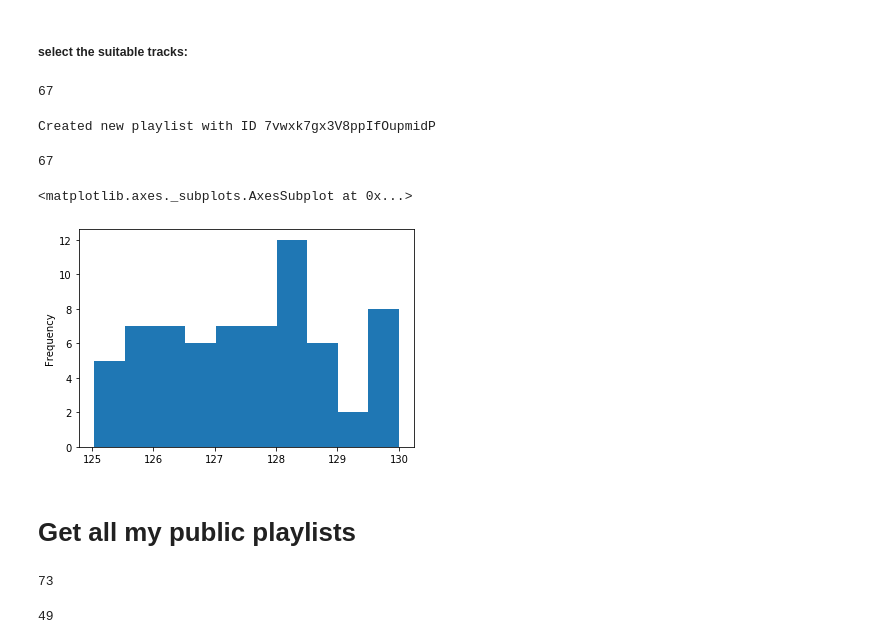
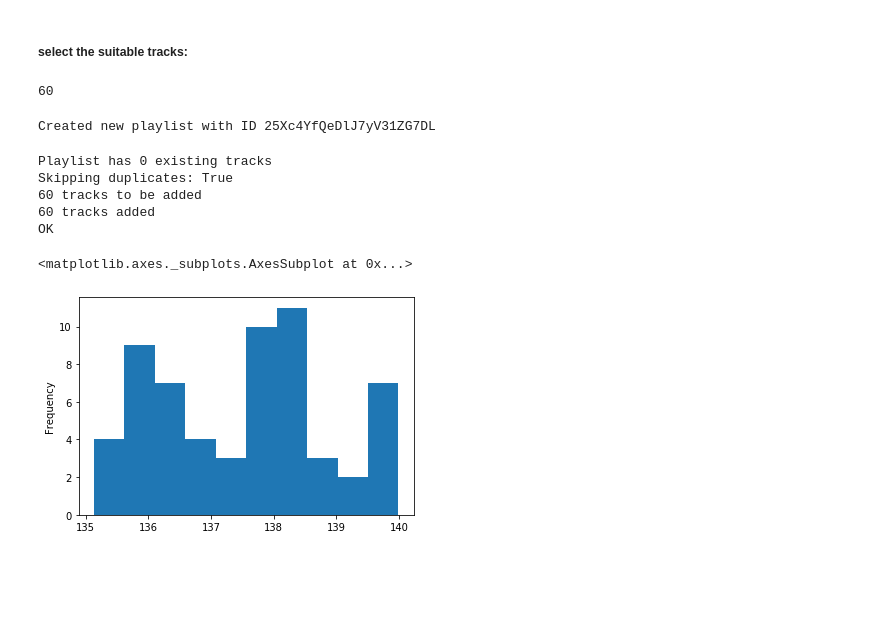
Before and after one commit to mbirgi/spotify-tools, a Jupyter notebook: BPM Playlist Combiner.ipynb, the cells around one changed output. Drawn from its saved outputs; the diff is of its cells as text; code cells hidden in the pictures; blank space fills up the shorter version.

```diff
--- a/BPM Playlist Combiner.ipynb
+++ b/BPM Playlist Combiner.ipynb
@@ -229,0 +295,4 @@ df_tracks = pd.DataFrame(tracks)
+# %%
+audio_features.pop(2355)  # for some reason, this element is invalid
+# %%
+df_audio_features = pd.DataFrame(audio_features).drop(columns=['type', 'uri', 'track_href', 'analysis_url'])
@@ -230,20 +315,20 @@ df_tracks = pd.DataFrame(tracks)
 # %% [markdown]
 ##### select the suitable tracks:
 # %%
-tempo_min, tempo_max = 125, 130
-track_ids = list(df_tracks[
-    (df_tracks['tempo'] >= tempo_min) &
-    (df_tracks['tempo'] <= tempo_max) &
-    (df_tracks['danceability'] >= 0.8) &
-    (df_tracks['liveness'] <= 0.4) &
-    (df_tracks['speechiness'] <= 0.33)
+tempo_min, tempo_max = 135, 140
+track_ids = set(df_audio_features[
+    (df_audio_features['tempo'] >= tempo_min) &
+    (df_audio_features['tempo'] <= tempo_max) &
+    (df_audio_features['danceability'] >= 0.8) &
+    (df_audio_features['liveness'] <= 0.4) &
+    (df_audio_features['speechiness'] <= 0.33)
 ]['id'])
 len(track_ids)
 # %% [output]
-67
+60
 # %%
 playlist_id, is_new = spotify.get_playlist_by_name(sp,
-        f"Run Test BPM {tempo_min} - {tempo_max}",
+        f"Run Test BPM {tempo_min} - {tempo_max} All Tracks",
         create_if_none=True)
 if playlist_id and is_new:
     print(f"Created new playlist with ID {playlist_id}")
@@ -252,57 +337,25 @@ elif playlist_id:
 else:
     print("Something went wrong :-(")
 # %% [output]
-Created new playlist with ID 7vwxk7gx3V8ppIfOupmidP
+Created new playlist with ID 25Xc4YfQeDlJ7yV31ZG7DL
-# %%
-# get existing tracks:
-results = sp.playlist_tracks(playlist_id)     # TODO: get only IDs ('fields' filter)
-existing_tracks = results['items']
-while results['next']:
-    results = sp.next(results)
-    existing_tracks.extend(results['items'])
-existing_track_ids = [item['track']['id'] for item in existing_tracks]
-# print(f"Existing tracks: {existing_track_ids}")
-skip_duplicates = True
-if skip_duplicates:
-    new_track_ids = [track_id for track_id in track_ids if track_id not in existing_track_ids]
-else:
-    new_track_ids = track_ids
-user_id = sp.current_user()['id']
-# print(f"Tracks to be added: {new_track_ids}")
-if new_track_ids:
-    max_ids = 100
-    for i in range(0, len(new_track_ids), max_ids):
-        sp.user_playlist_add_tracks(user_id, playlist_id, new_track_ids[i:i+max_ids])
-len(new_track_ids)
-# %% [output]
-67
+# %%
+spotify.add_tracks(sp, playlist_id, track_ids)
+# %% [output]
+Playlist has 0 existing tracks
+Skipping duplicates: True
+60 tracks to be added
+60 tracks added
+OK
 # %%
 max_ids = 50
 tracks_audio_features = []
+track_ids = list(track_ids)
 for i in range(0, len(track_ids), max_ids):
     results = sp.audio_features(track_ids[i:i+max_ids])
     tracks_audio_features.extend(results)
 len(tracks_audio_features)
 df_audio_features = pd.DataFrame(tracks_audio_features)
-df_tracks = pd.merge(df_unique_tracks, df_audio_features, how='inner', on='id')
-
-df_tracks['tempo'].plot.hist()
+df_audio_features['tempo'].plot.hist()
 # %% [output]
 <matplotlib.axes._subplots.AxesSubplot at 0x...>
-[figure, old version]
+[figure, new version]
-# %% [markdown]
-# Get all my public playlists
-# %%
-sp_response = sp.current_user_playlists()
-all_playlists = sp_response['items']
-while sp_response['next']:
-    sp_response = sp.next(sp_response)
-    all_playlists.extend(sp_response['items'])
-len(all_playlists)
-# %% [output]
-73
-# %%
-own_playlists = list(filter(lambda l: l['owner']['id'] == user['id'], all_playlists))
-len(own_playlists)
-# %% [output]
-49
```
Also changed, not shown: parts of 39 cells of this notebook, 6 other files.
